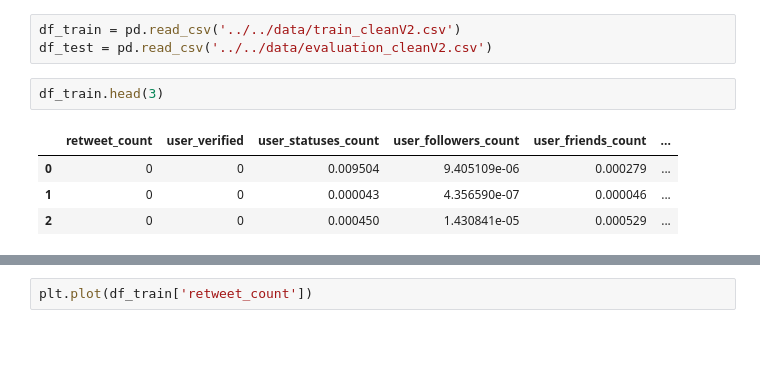
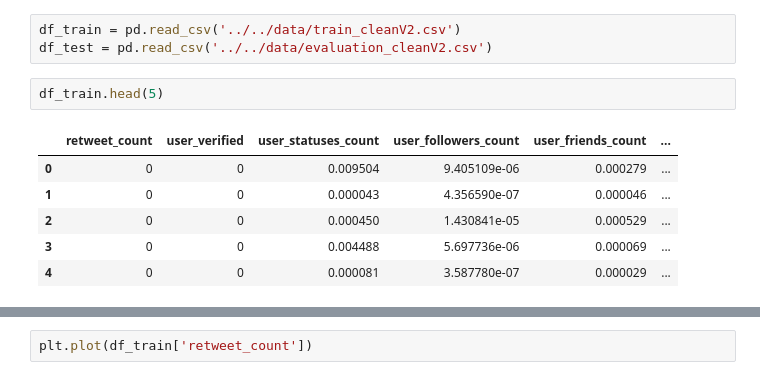
Before and after one commit to victor-radermecker/RetweetPrediction, a Jupyter notebook: usr/Victor/LinearRegressor.ipynb, the cells around one changed output, grey strips where cells are left out. Drawn from its saved outputs; the diff is of its cells as text; blank space fills up the shorter version.

```diff
--- a/usr/Victor/LinearRegressor.ipynb
+++ b/usr/Victor/LinearRegressor.ipynb
@@ -8,9 +8,11 @@ import matplotlib.pyplot as plt
 df_train = pd.read_csv('../../data/train_cleanV2.csv')
 df_test = pd.read_csv('../../data/evaluation_cleanV2.csv')
 # %%
-df_train.head(3)
+df_train.head(5)
 # %% [output]
 |  | retweet_count | user_verified | user_statuses_count | user_followers_count | user_friends_count | ... |
 | 0 | 0 | 0 | 0.009504 | 9.405109e-06 | 0.000279 | ... |
 | 1 | 0 | 0 | 0.000043 | 4.356590e-07 | 0.000046 | ... |
 | 2 | 0 | 0 | 0.000450 | 1.430841e-05 | 0.000529 | ... |
+| 3 | 0 | 0 | 0.004488 | 5.697736e-06 | 0.000069 | ... |
+| 4 | 0 | 0 | 0.000081 | 3.587780e-07 | 0.000029 | ... |
```
Also changed, not shown: parts of 1 cell of this notebook.
